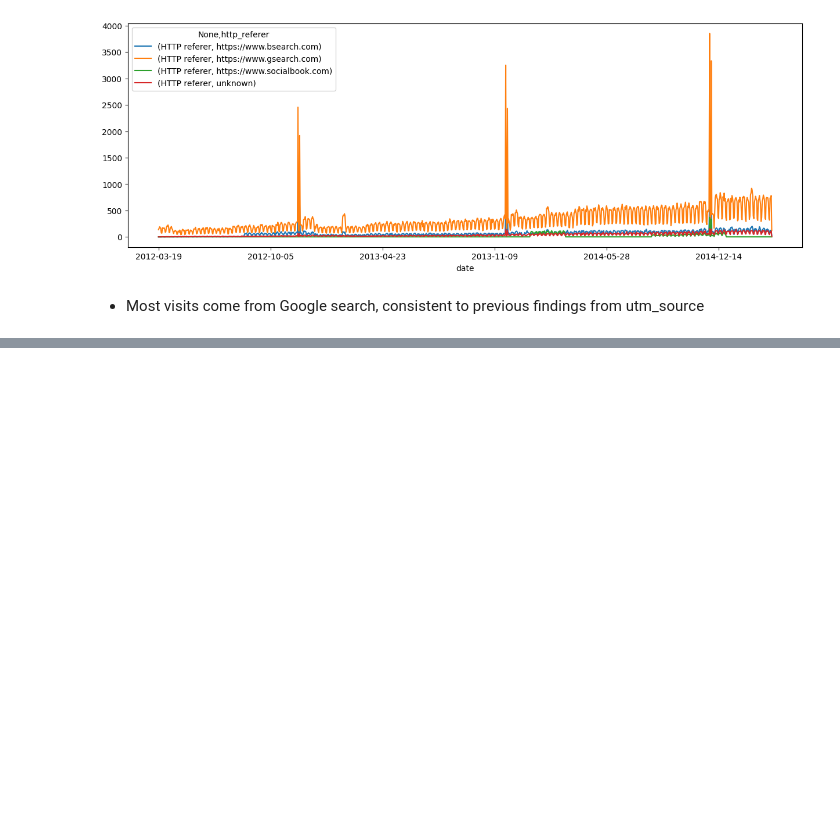
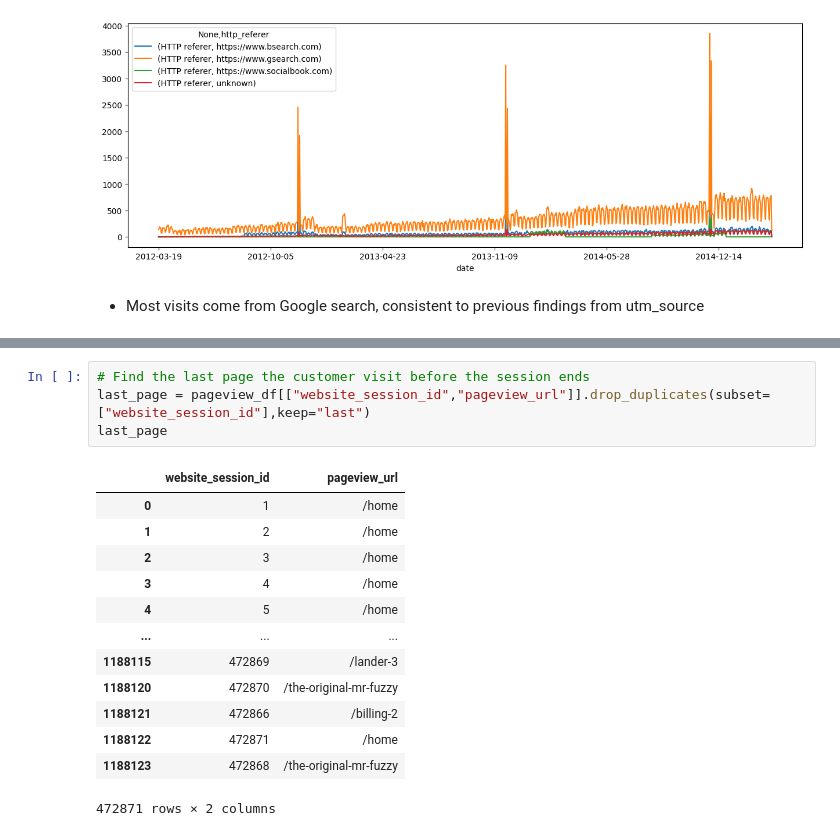
Before and after one commit to chaulnb05/Fuzzy_Ecom, a Jupyter notebook: Notebooks/eda.ipynb, the cells around one changed output, grey strips where cells are left out. Cells and saved outputs as stored; diff of their text form; blank space fills up the shorter version.

```diff
--- a/Notebooks/eda.ipynb
+++ b/Notebooks/eda.ipynb
@@ -479,0 +552,18 @@ charts.categorical_time_series(session_df,"http_referer","HTTP referer")
+# %%
+# Find the last page the customer visit before the session ends
+last_page = pageview_df[["website_session_id","pageview_url"]].drop_duplicates(subset=["website_session_id"],keep="last")
+last_page
+# %% [output]
+|  | website_session_id | pageview_url |
+| 0 | 1 | /home |
+| 1 | 2 | /home |
+| 2 | 3 | /home |
+| 3 | 4 | /home |
+| 4 | 5 | /home |
+| ... | ... | ... |
+| 1188115 | 472869 | /lander-3 |
+| 1188120 | 472870 | /the-original-mr-fuzzy |
+| 1188121 | 472866 | /billing-2 |
+| 1188122 | 472871 | /home |
+| 1188123 | 472868 | /the-original-mr-fuzzy |
+472871 rows × 2 columns
```
Also changed, not shown: parts of 11 cells of this notebook.
